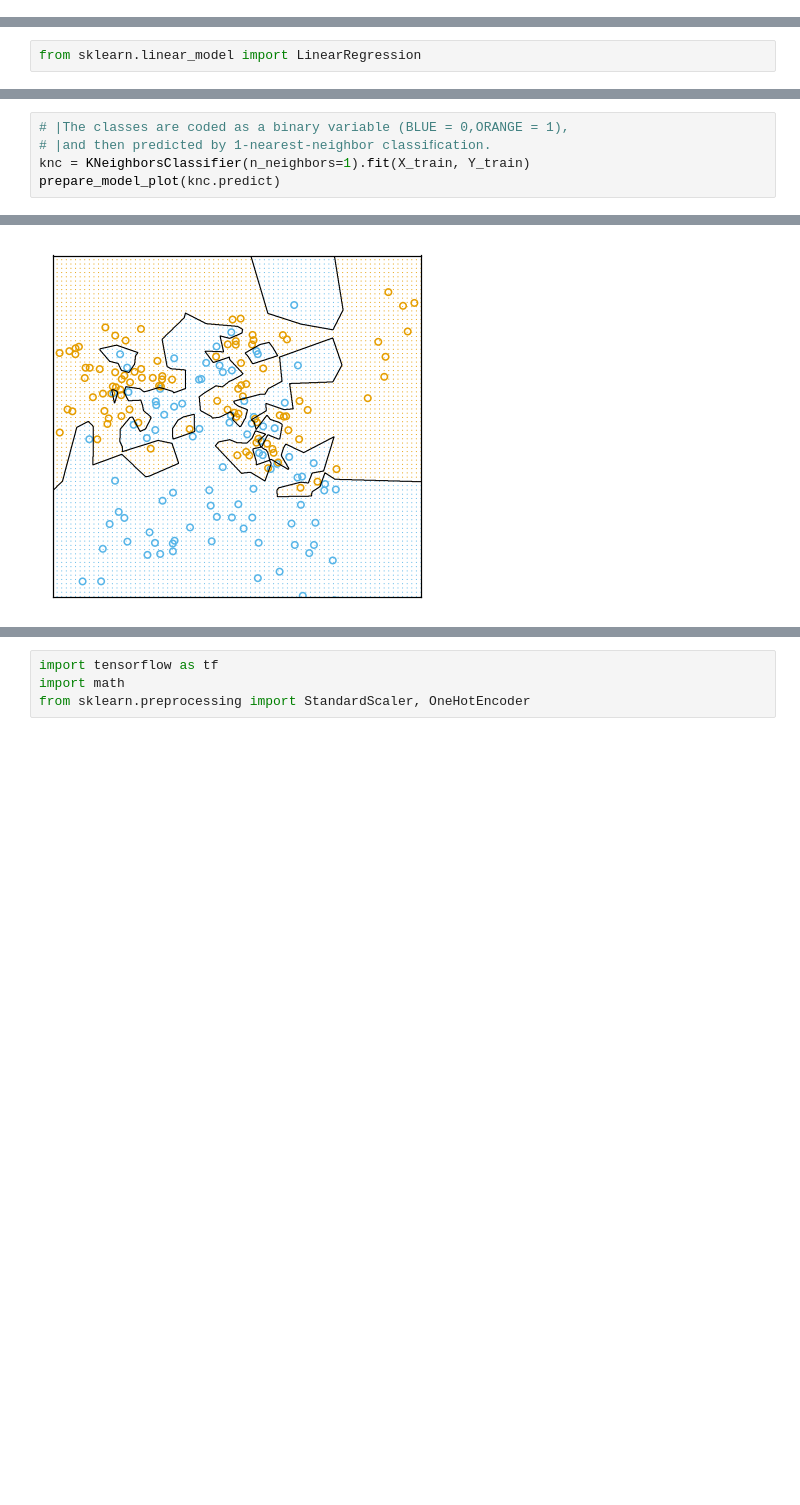
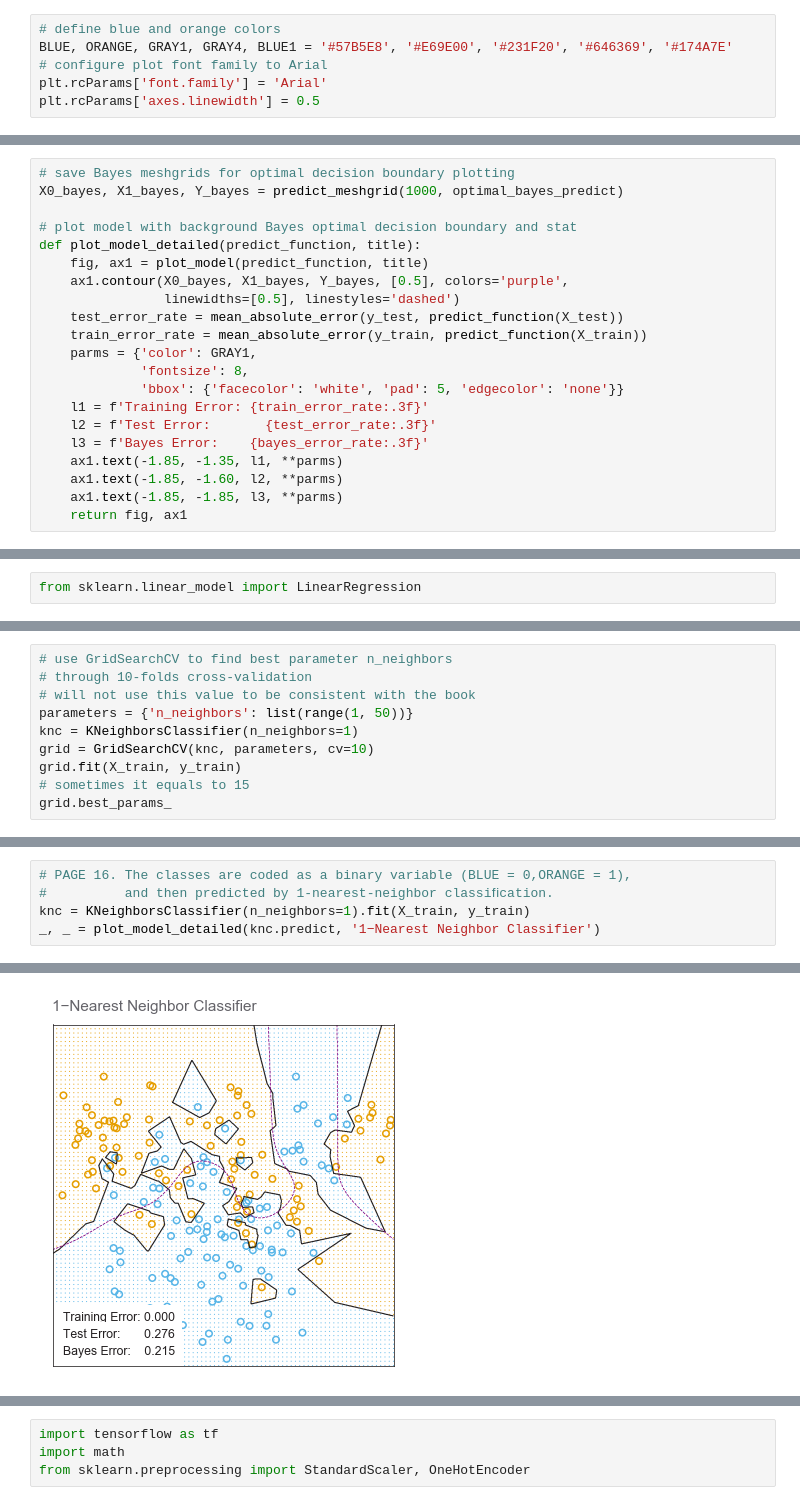
Before and after one commit to empathy87/The-Elements-of-Statistical-Learning-Python-Notebooks, a Jupyter notebook: examples/Mixture.ipynb, the cells around one changed output, grey strips where cells are left out. Cells and saved outputs as stored; diff of their text form; blank space fills up the shorter version.

```diff
--- a/examples/Mixture.ipynb
+++ b/examples/Mixture.ipynb
@@ -44,0 +46,6 @@ X_test, y_test = sample(10000)
+# %%
+# define blue and orange colors
+BLUE, ORANGE, GRAY1, GRAY4, BLUE1 = '#57B5E8', '#E69E00', '#231F20', '#646369', '#174A7E'
+# configure plot font family to Arial
+plt.rcParams['font.family'] = 'Arial'
+plt.rcParams['axes.linewidth'] = 0.5
@@ -114 +125,22 @@ plot_model(optimal_bayes_predict, 'Bayes Optimal Classifier')
+# %%
+# save Bayes meshgrids for optimal decision boundary plotting
+X0_bayes, X1_bayes, Y_bayes = predict_meshgrid(1000, optimal_bayes_predict)
+
+# plot model with background Bayes optimal decision boundary and stat
+def plot_model_detailed(predict_function, title):
+    fig, ax1 = plot_model(predict_function, title)
+    ax1.contour(X0_bayes, X1_bayes, Y_bayes, [0.5], colors='purple',
+                linewidths=[0.5], linestyles='dashed')
+    test_error_rate = mean_absolute_error(y_test, predict_function(X_test))
+    train_error_rate = mean_absolute_error(y_train, predict_function(X_train))
+    parms = {'color': GRAY1,
+             'fontsize': 8,
+             'bbox': {'facecolor': 'white', 'pad': 5, 'edgecolor': 'none'}}
+    l1 = f'Training Error: {train_error_rate:.3f}'
+    l2 = f'Test Error:       {test_error_rate:.3f}'
+    l3 = f'Bayes Error:    {bayes_error_rate:.3f}'
+    ax1.text(-1.85, -1.35, l1, **parms)
+    ax1.text(-1.85, -1.60, l2, **parms)
+    ax1.text(-1.85, -1.85, l3, **parms)
+    return fig, ax1
 # %% [markdown]
@@ -144,0 +169,10 @@ from sklearn.neighbors import KNeighborsClassifier
+# %%
+# use GridSearchCV to find best parameter n_neighbors
+# through 10-folds cross-validation
+# will not use this value to be consistent with the book
+parameters = {'n_neighbors': list(range(1, 50))}
+knc = KNeighborsClassifier(n_neighbors=1)
+grid = GridSearchCV(knc, parameters, cv=10)
+grid.fit(X_train, y_train)
+# sometimes it equals to 15
+grid.best_params_
@@ -156,6 +189,6 @@ prepare_model_plot(knc.predict)
 # %%
-# |The classes are coded as a binary variable (BLUE = 0,ORANGE = 1),
-# |and then predicted by 1-nearest-neighbor classiﬁcation.
-knc = KNeighborsClassifier(n_neighbors=1).fit(X_train, Y_train)
-prepare_model_plot(knc.predict)
+# PAGE 16. The classes are coded as a binary variable (BLUE = 0,ORANGE = 1),
+#          and then predicted by 1-nearest-neighbor classiﬁcation.
+knc = KNeighborsClassifier(n_neighbors=1).fit(X_train, y_train)
+_, _ = plot_model_detailed(knc.predict, '1−Nearest Neighbor Classifier')
 # %% [output]
@@ -164 +195 @@ prepare_model_plot(knc.predict)
-[figure, old version]
+[figure, new version]
```
Also changed, not shown: parts of 37 cells of this notebook.
